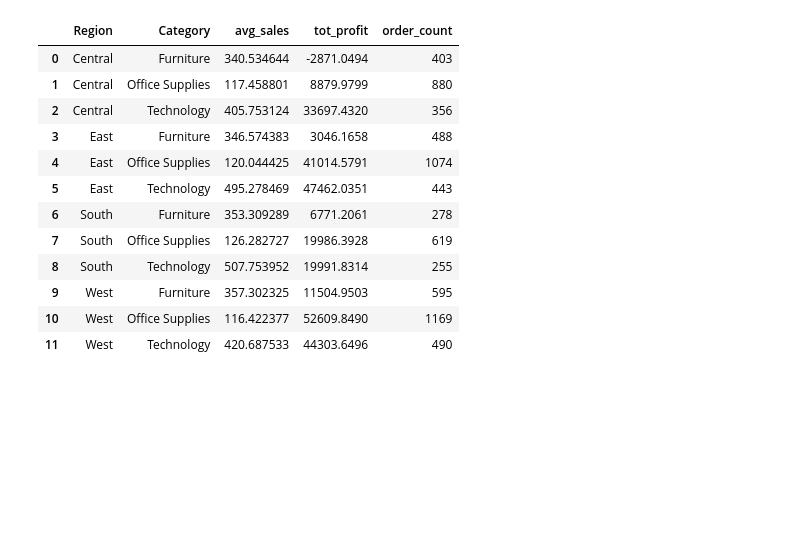
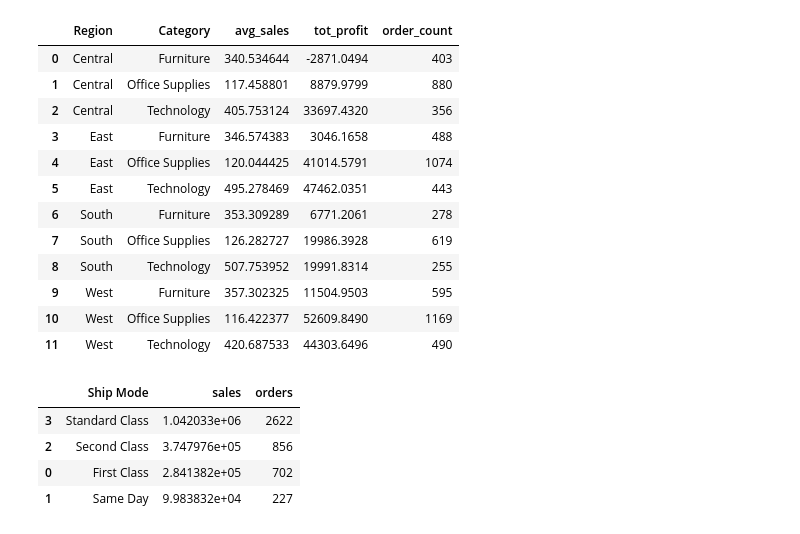
Before and after one commit to leomisc/portfolio-public, a Jupyter notebook: inspection - practice.ipynb, the cells around one changed output. Drawn from its saved outputs; the diff is of its cells as text; code cells hidden in the pictures; blank space fills up the shorter version.

```diff
--- a/inspection - practice.ipynb
+++ b/inspection - practice.ipynb
@@ -296,3 +296,20 @@ df.groupby(["Region", "Category"]).agg(
 | 9 | West | Furniture | 357.302325 | 11504.9503 | 595 |
 | 10 | West | Office Supplies | 116.422377 | 52609.8490 | 1169 |
 | 11 | West | Technology | 420.687533 | 44303.6496 | 490 |
+# %%
+(
+    df[df["Profit"] > 0]       # WHERE
+      .groupby("Ship Mode")    # GROUP BY
+      .agg(                    # SELECT aggregates
+          sales=("Sales", "sum"),
+          orders=("Order ID", "nunique"),
+      )
+      .reset_index()
+      .sort_values("sales", ascending=False)  # ORDER BY
+)
+# %% [output]
+|  | Ship Mode | sales | orders |
+| 3 | Standard Class | 1.042033e+06 | 2622 |
+| 2 | Second Class | 3.747976e+05 | 856 |
+| 0 | First Class | 2.841382e+05 | 702 |
+| 1 | Same Day | 9.983832e+04 | 227 |
```
